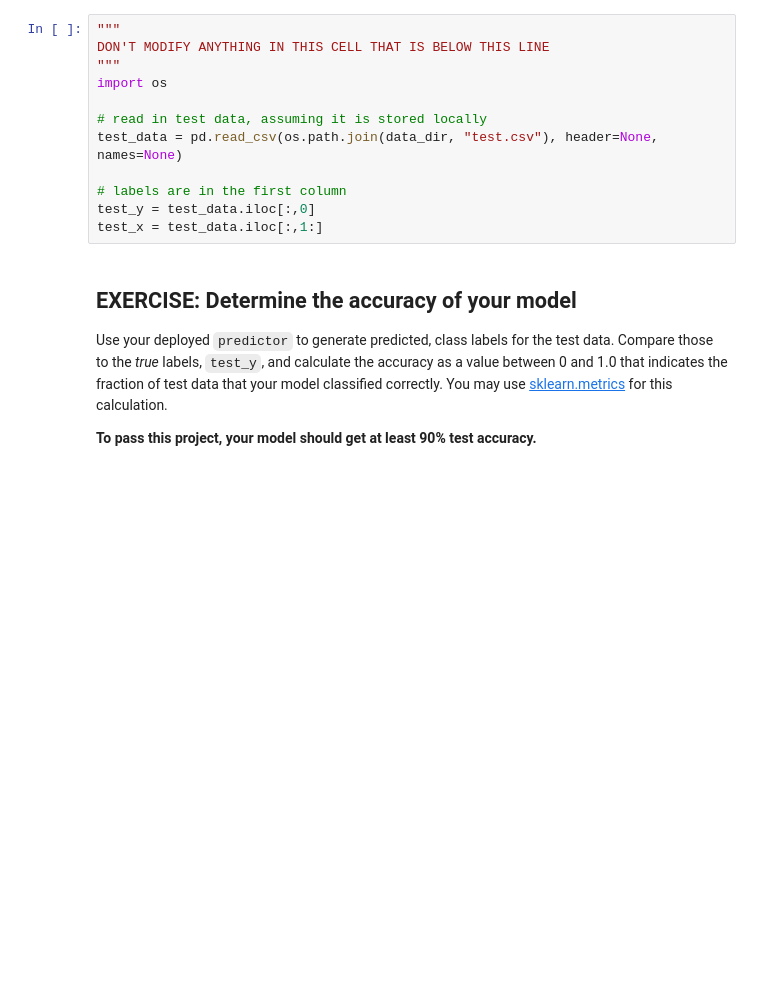
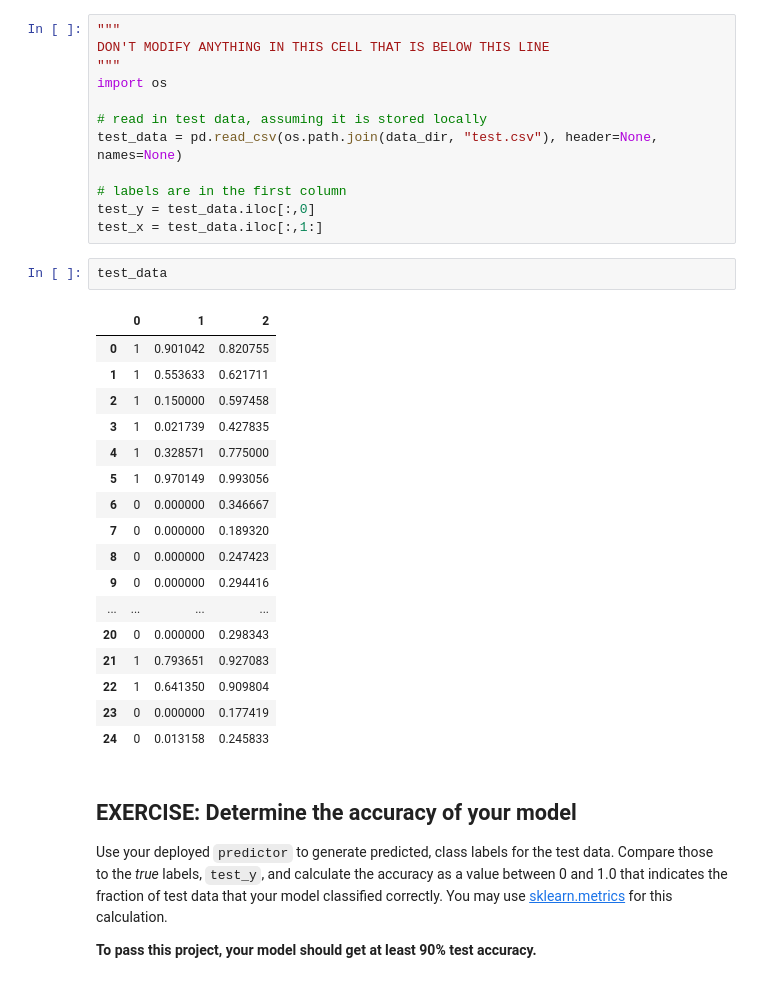
Before and after one commit to wanagata/plagiarism-detect-sage, a Jupyter notebook: 3_Training_a_Model.ipynb, the cells around one changed output. Drawn from its saved outputs; the diff is of its cells as text; blank space fills up the shorter version.

```diff
--- a/3_Training_a_Model.ipynb
+++ b/3_Training_a_Model.ipynb
@@ -226,6 +262,26 @@ test_data = pd.read_csv(os.path.join(data_dir, "test.csv"), header=None, names=N
 # labels are in the first column
 test_y = test_data.iloc[:,0]
 test_x = test_data.iloc[:,1:]
+# %%
+test_data
+# %% [output]
+|  | 0 | 1 | 2 |
+| 0 | 1 | 0.901042 | 0.820755 |
+| 1 | 1 | 0.553633 | 0.621711 |
+| 2 | 1 | 0.150000 | 0.597458 |
+| 3 | 1 | 0.021739 | 0.427835 |
+| 4 | 1 | 0.328571 | 0.775000 |
+| 5 | 1 | 0.970149 | 0.993056 |
+| 6 | 0 | 0.000000 | 0.346667 |
+| 7 | 0 | 0.000000 | 0.189320 |
+| 8 | 0 | 0.000000 | 0.247423 |
+| 9 | 0 | 0.000000 | 0.294416 |
+| ... | ... | ... | ... |
+| 20 | 0 | 0.000000 | 0.298343 |
+| 21 | 1 | 0.793651 | 0.927083 |
+| 22 | 1 | 0.641350 | 0.909804 |
+| 23 | 0 | 0.000000 | 0.177419 |
+| 24 | 0 | 0.013158 | 0.245833 |
 # %% [markdown]
 ## EXERCISE: Determine the accuracy of your model
 
```
Also changed, not shown: parts of 14 cells of this notebook, 1 other file.
